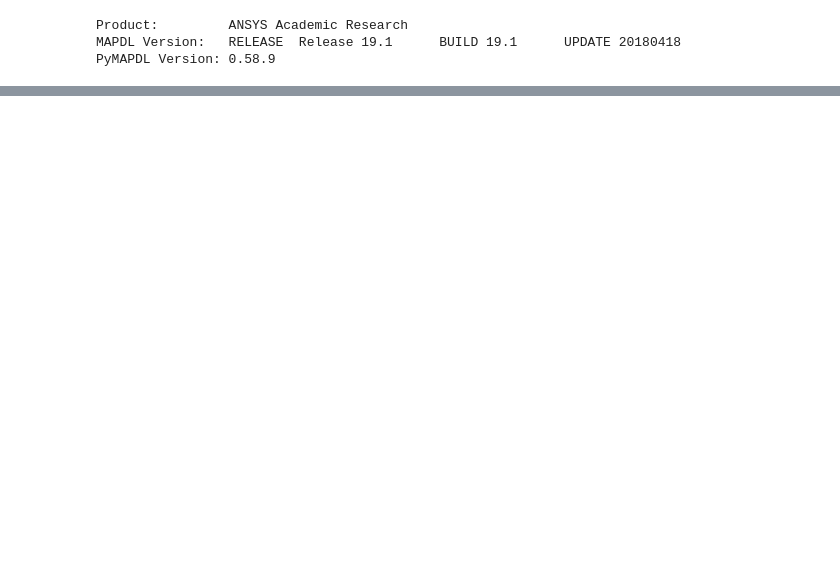
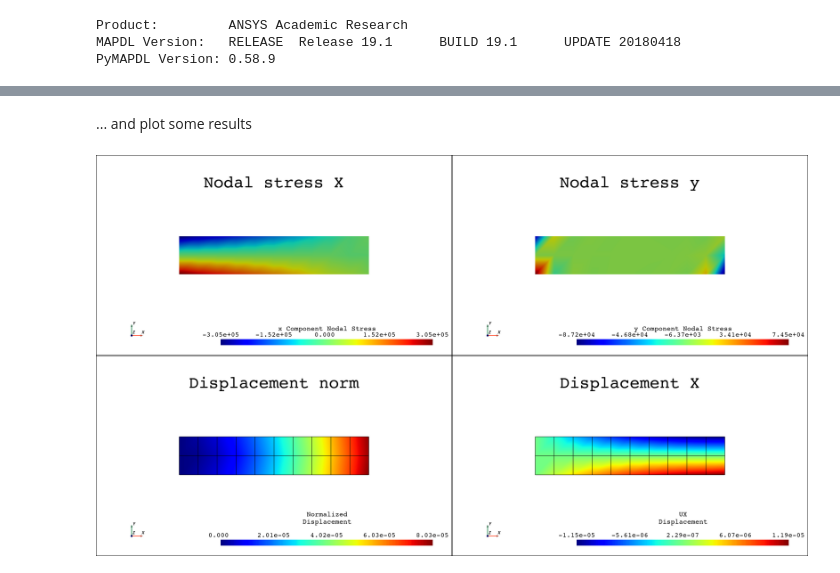
Before and after one commit to natter1/pymapdl_tutorial, a Jupyter notebook: bending_beam_tutorial.ipynb, the cells around one changed output, grey strips where cells are left out. Drawn from its saved outputs; the diff is of its cells as text; code cells hidden in the pictures; blank space fills up the shorter version.

```diff
--- a/bending_beam_tutorial.ipynb
+++ b/bending_beam_tutorial.ipynb
@@ -129,0 +89,6 @@ mapdl.exit()
+# %% [markdown]
+... and plot some results
+# %%
+plot_results(mapdl)
+# %% [output]
+[figure, added]
```
Also changed, not shown: parts of 27 cells of this notebook, 2 other files.
